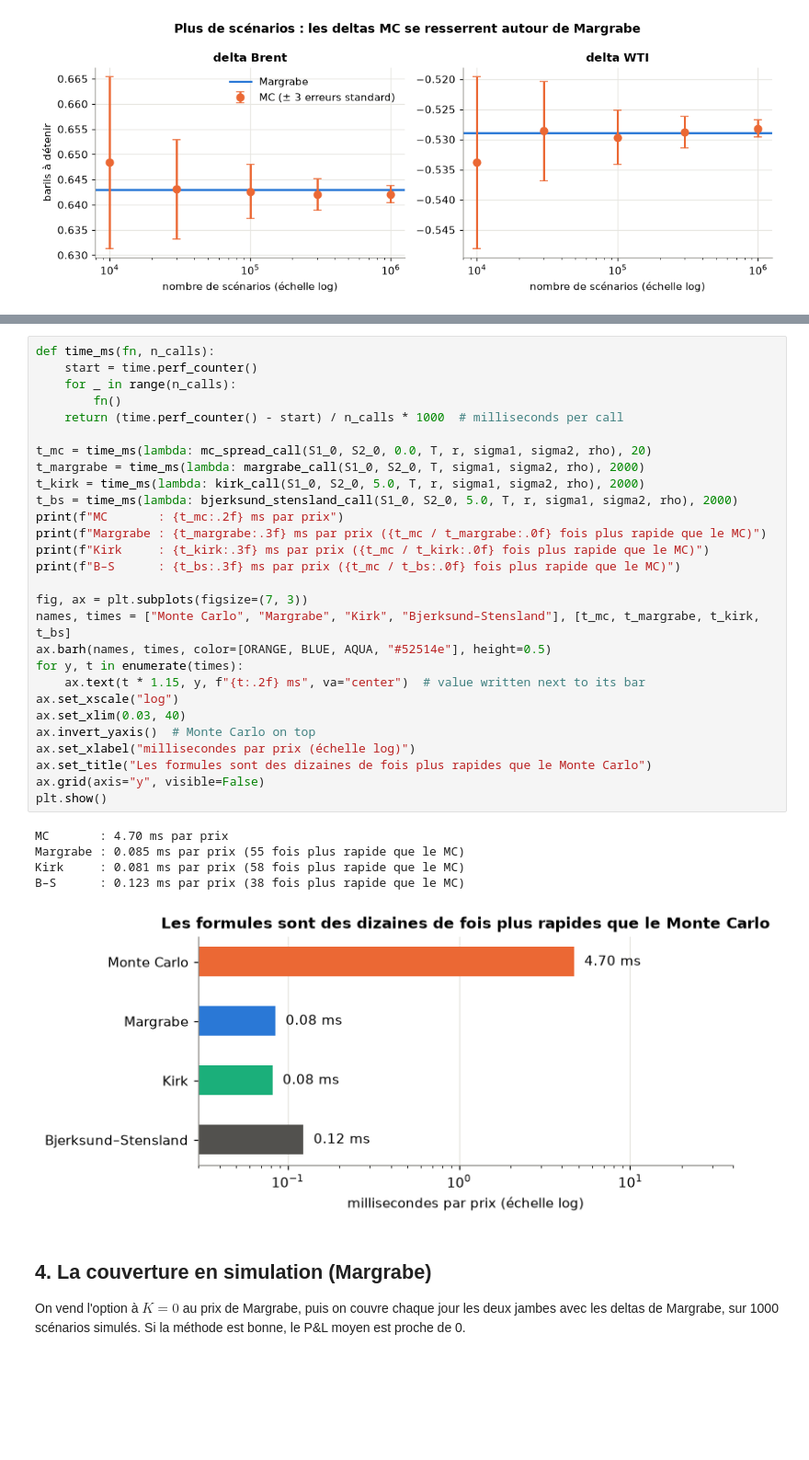
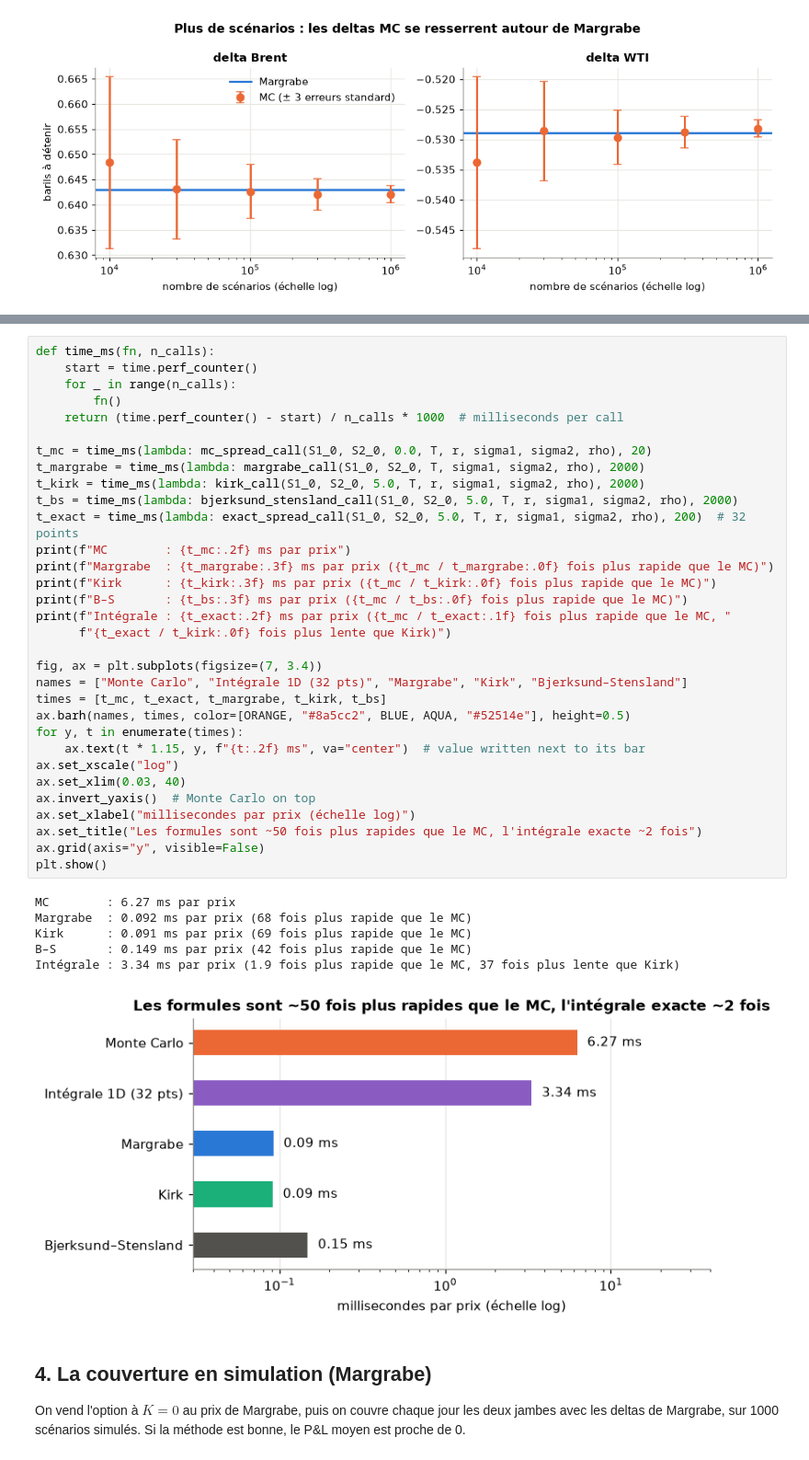
Before and after one commit to Maxence-Latreuille/spread-option-pricing, a Jupyter notebook: notebooks/04_methods_comparison.ipynb, the cells around one changed output, grey strips where cells are left out. Shown at 92% size. Cells and saved outputs as stored; diff of their text form; blank space fills up the shorter version.

Commit message:
Compare Kirk with 1D exact formula

```diff
--- a/notebooks/04_methods_comparison.ipynb
+++ b/notebooks/04_methods_comparison.ipynb
@@ -99,37 +99,42 @@ On chronomètre un prix, en faisant la moyenne sur plusieurs appels. Kirk et Bje
 # %%
 def time_ms(fn, n_calls):
     start = time.perf_counter()
     for _ in range(n_calls):
         fn()
     return (time.perf_counter() - start) / n_calls * 1000  # milliseconds per call
 
 t_mc = time_ms(lambda: mc_spread_call(S1_0, S2_0, 0.0, T, r, sigma1, sigma2, rho), 20)
 t_margrabe = time_ms(lambda: margrabe_call(S1_0, S2_0, T, sigma1, sigma2, rho), 2000)
 t_kirk = time_ms(lambda: kirk_call(S1_0, S2_0, 5.0, T, r, sigma1, sigma2, rho), 2000)
 t_bs = time_ms(lambda: bjerksund_stensland_call(S1_0, S2_0, 5.0, T, r, sigma1, sigma2, rho), 2000)
-print(f"MC       : {t_mc:.2f} ms par prix")
-print(f"Margrabe : {t_margrabe:.3f} ms par prix ({t_mc / t_margrabe:.0f} fois plus rapide que le MC)")
-print(f"Kirk     : {t_kirk:.3f} ms par prix ({t_mc / t_kirk:.0f} fois plus rapide que le MC)")
-print(f"B–S      : {t_bs:.3f} ms par prix ({t_mc / t_bs:.0f} fois plus rapide que le MC)")
+t_exact = time_ms(lambda: exact_spread_call(S1_0, S2_0, 5.0, T, r, sigma1, sigma2, rho), 200)  # 32 points
+print(f"MC        : {t_mc:.2f} ms par prix")
+print(f"Margrabe  : {t_margrabe:.3f} ms par prix ({t_mc / t_margrabe:.0f} fois plus rapide que le MC)")
+print(f"Kirk      : {t_kirk:.3f} ms par prix ({t_mc / t_kirk:.0f} fois plus rapide que le MC)")
+print(f"B–S       : {t_bs:.3f} ms par prix ({t_mc / t_bs:.0f} fois plus rapide que le MC)")
+print(f"Intégrale : {t_exact:.2f} ms par prix ({t_mc / t_exact:.1f} fois plus rapide que le MC, "
+      f"{t_exact / t_kirk:.0f} fois plus lente que Kirk)")
 
-fig, ax = plt.subplots(figsize=(7, 3))
-names, times = ["Monte Carlo", "Margrabe", "Kirk", "Bjerksund–Stensland"], [t_mc, t_margrabe, t_kirk, t_bs]
-ax.barh(names, times, color=[ORANGE, BLUE, AQUA, "#52514e"], height=0.5)
+fig, ax = plt.subplots(figsize=(7, 3.4))
+names = ["Monte Carlo", "Intégrale 1D (32 pts)", "Margrabe", "Kirk", "Bjerksund–Stensland"]
+times = [t_mc, t_exact, t_margrabe, t_kirk, t_bs]
+ax.barh(names, times, color=[ORANGE, "#8a5cc2", BLUE, AQUA, "#52514e"], height=0.5)
 for y, t in enumerate(times):
     ax.text(t * 1.15, y, f"{t:.2f} ms", va="center")  # value written next to its bar
 ax.set_xscale("log")
 ax.set_xlim(0.03, 40)
 ax.invert_yaxis()  # Monte Carlo on top
 ax.set_xlabel("millisecondes par prix (échelle log)")
-ax.set_title("Les formules sont des dizaines de fois plus rapides que le Monte Carlo")
+ax.set_title("Les formules sont ~50 fois plus rapides que le MC, l'intégrale exacte ~2 fois")
 ax.grid(axis="y", visible=False)
 plt.show()
 # %% [output]
-MC       : 4.70 ms par prix
-Margrabe : 0.085 ms par prix (55 fois plus rapide que le MC)
-Kirk     : 0.081 ms par prix (58 fois plus rapide que le MC)
-B–S      : 0.123 ms par prix (38 fois plus rapide que le MC)
+MC        : 6.27 ms par prix
+Margrabe  : 0.092 ms par prix (68 fois plus rapide que le MC)
+Kirk      : 0.091 ms par prix (69 fois plus rapide que le MC)
+B–S       : 0.149 ms par prix (42 fois plus rapide que le MC)
+Intégrale : 3.34 ms par prix (1.9 fois plus rapide que le MC, 37 fois plus lente que Kirk)
-[figure, old version]
+[figure, new version]
 # %% [markdown]
 ## 4. La couverture en simulation (Margrabe)
 
```
Also changed, not shown: parts of 9 cells of this notebook.
